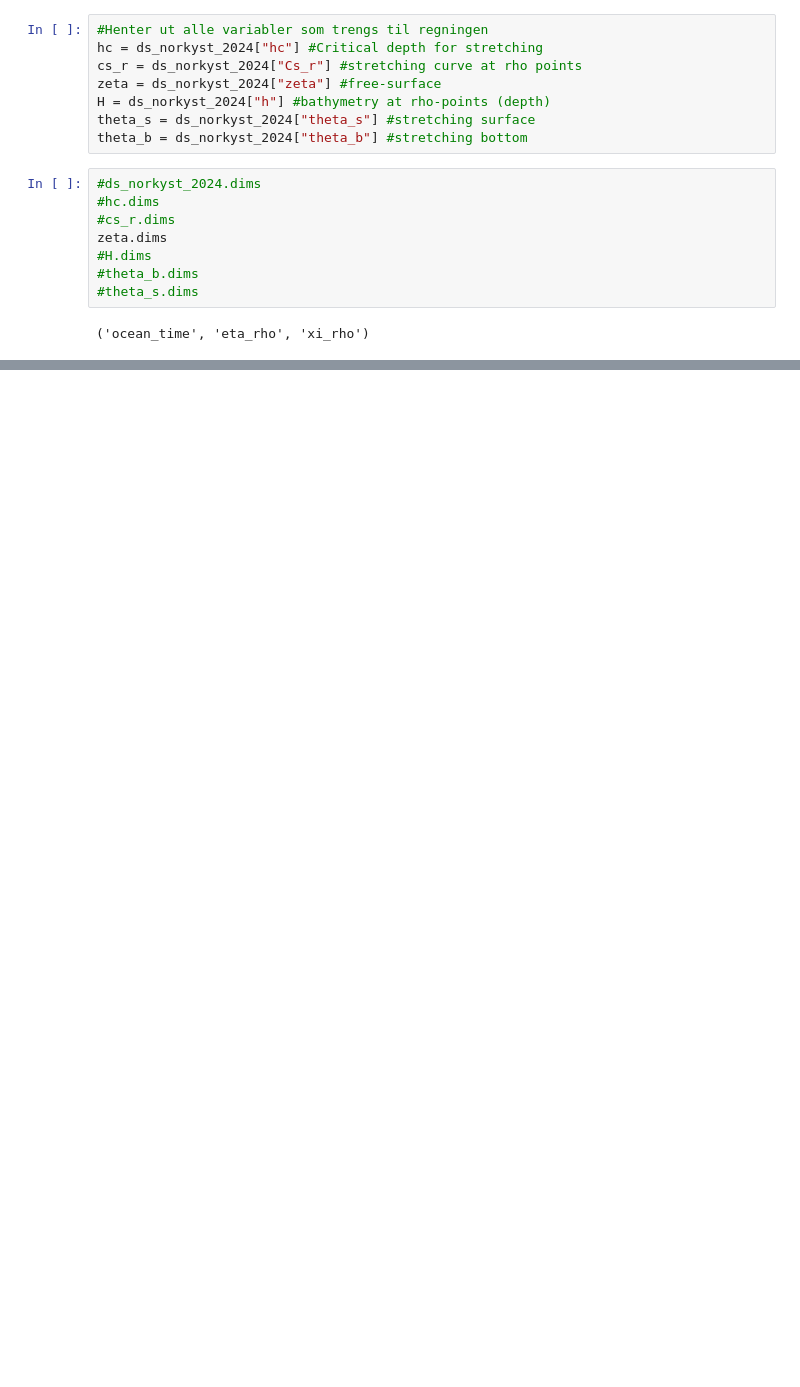
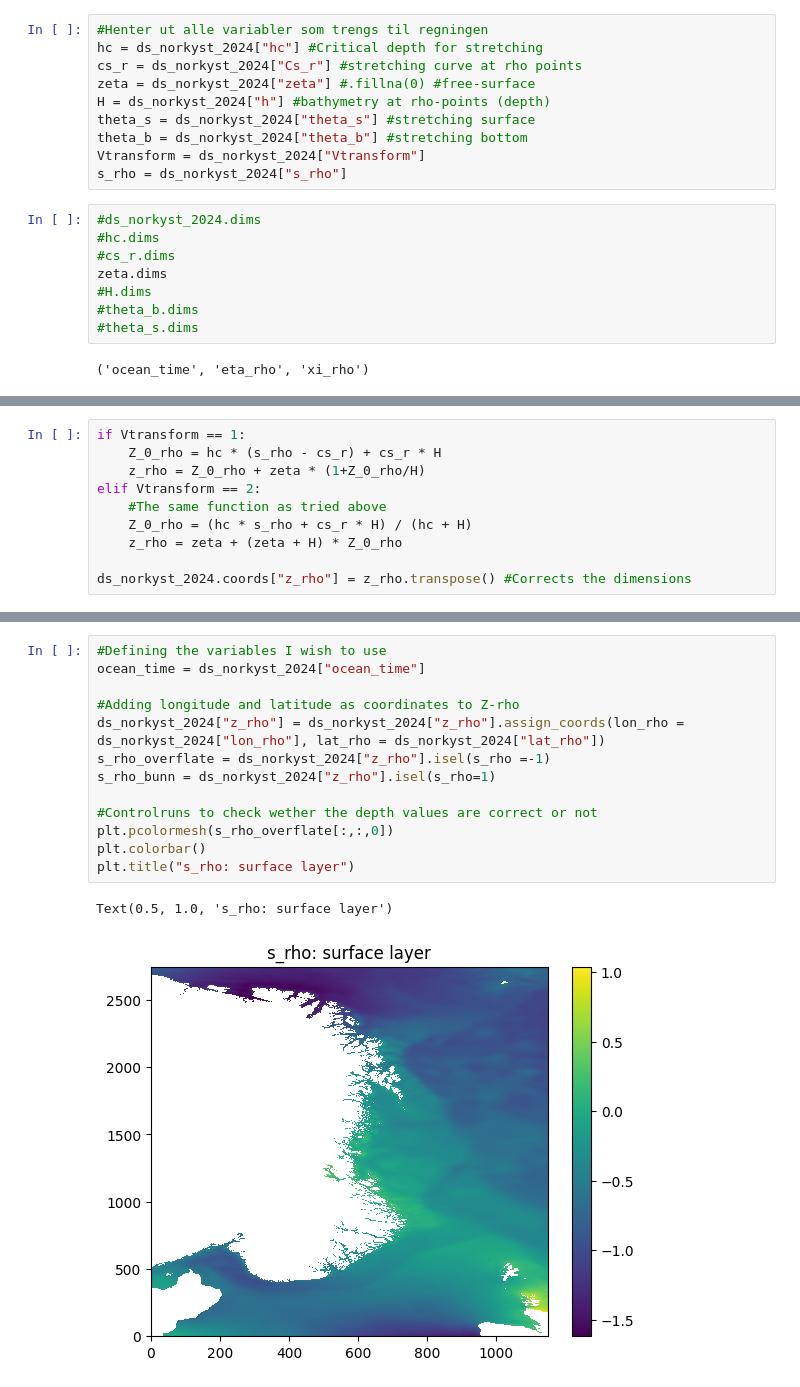
Before and after one commit to metno/ocean-ai, a Jupyter notebook: plot/2mmask.ipynb, the cells around one changed output, grey strips where cells are left out. Cells and saved outputs as stored; diff of their text form; blank space fills up the shorter version.

```diff
--- a/plot/2mmask.ipynb
+++ b/plot/2mmask.ipynb
@@ -128,10 +128,12 @@ For å gjøre om fra s-lag til dybde forsøker jeg en metode funnet ved bruk av
 #Henter ut alle variabler som trengs til regningen
 hc = ds_norkyst_2024["hc"] #Critical depth for stretching
 cs_r = ds_norkyst_2024["Cs_r"] #stretching curve at rho points
-zeta = ds_norkyst_2024["zeta"] #free-surface
+zeta = ds_norkyst_2024["zeta"] #.fillna(0) #free-surface
 H = ds_norkyst_2024["h"] #bathymetry at rho-points (depth)
 theta_s = ds_norkyst_2024["theta_s"] #stretching surface
 theta_b = ds_norkyst_2024["theta_b"] #stretching bottom
+Vtransform = ds_norkyst_2024["Vtransform"]
+s_rho = ds_norkyst_2024["s_rho"]
 # %%
 #ds_norkyst_2024.dims
 #hc.dims
@@ -170,0 +175,10 @@ ValueError: dimensions () must have the same length as the number of data dimens
+# %%
+if Vtransform == 1:
+    Z_0_rho = hc * (s_rho - cs_r) + cs_r * H
+    z_rho = Z_0_rho + zeta * (1+Z_0_rho/H)
+elif Vtransform == 2:
+    #The same function as tried above
+    Z_0_rho = (hc * s_rho + cs_r * H) / (hc + H)
+    z_rho = zeta + (zeta + H) * Z_0_rho
+
+ds_norkyst_2024.coords["z_rho"] = z_rho.transpose() #Corrects the dimensions
@@ -170,0 +209,16 @@ ValueError: dimensions () must have the same length as the number of data dimens
+# %%
+#Defining the variables I wish to use
+ocean_time = ds_norkyst_2024["ocean_time"]
+
+#Adding longitude and latitude as coordinates to Z-rho
+ds_norkyst_2024["z_rho"] = ds_norkyst_2024["z_rho"].assign_coords(lon_rho = ds_norkyst_2024["lon_rho"], lat_rho = ds_norkyst_2024["lat_rho"])
+s_rho_overflate = ds_norkyst_2024["z_rho"].isel(s_rho =-1)
+s_rho_bunn = ds_norkyst_2024["z_rho"].isel(s_rho=1)
+
+#Controlruns to check wether the depth values are correct or not
+plt.pcolormesh(s_rho_overflate[:,:,0])
+plt.colorbar()
+plt.title("s_rho: surface layer")
+# %% [output]
+Text(0.5, 1.0, 's_rho: surface layer')
+[figure, added]
```
Also changed, not shown: parts of 11 cells of this notebook.
